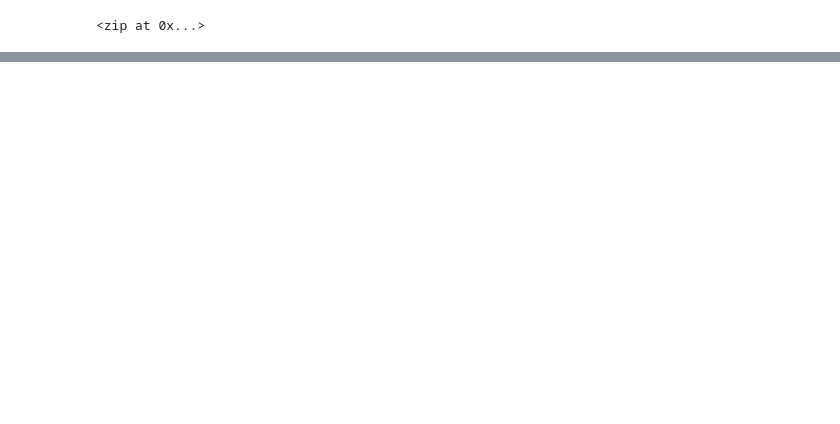
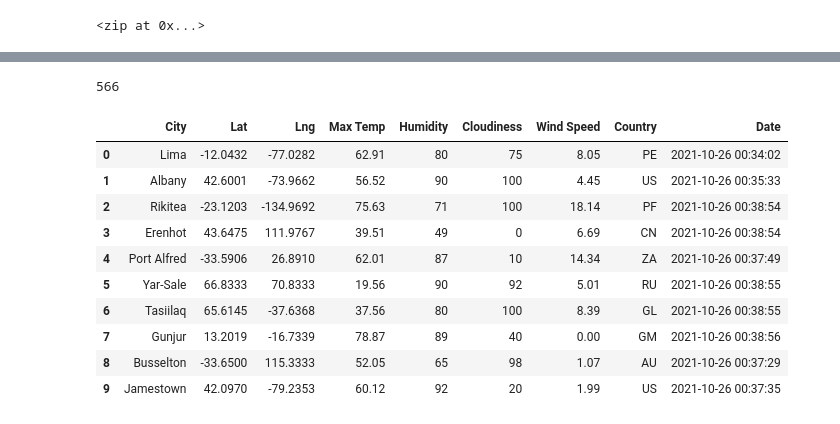
Before and after one commit to dortegas/World_Weather_Analysis, a Jupyter notebook: WeatherPy.ipynb, the cells around one changed output, grey strips where cells are left out. Cells and saved outputs as stored; diff of their text form; code cells hidden in the pictures; blank space fills up the shorter version.

Commit message:
WeatherPy only added

```diff
--- a/WeatherPy.ipynb
+++ b/WeatherPy.ipynb
@@ -31,0 +40,3 @@ len(cities)
+# %%
+# Starting URL for Weather Map API Call.
+url = "http://api.openweathermap.org/data/2.5/weather?units=Imperial&APPID=" + weather_api_key
@@ -31,0 +121,20 @@ len(cities)
+# %%
+len(city_data)
+# %% [output]
+566
+# %%
+# Convert the array of dictionaries to a Pandas DataFrame.
+city_data_df = pd.DataFrame(city_data)
+city_data_df.head(10)
+# %% [output]
+|  | City | Lat | Lng | Max Temp | Humidity | Cloudiness | Wind Speed | Country | Date |
+| 0 | Lima | -12.0432 | -77.0282 | 62.91 | 80 | 75 | 8.05 | PE | 2021-10-26 00:34:02 |
+| 1 | Albany | 42.6001 | -73.9662 | 56.52 | 90 | 100 | 4.45 | US | 2021-10-26 00:35:33 |
+| 2 | Rikitea | -23.1203 | -134.9692 | 75.63 | 71 | 100 | 18.14 | PF | 2021-10-26 00:38:54 |
+| 3 | Erenhot | 43.6475 | 111.9767 | 39.51 | 49 | 0 | 6.69 | CN | 2021-10-26 00:38:54 |
+| 4 | Port Alfred | -33.5906 | 26.8910 | 62.01 | 87 | 10 | 14.34 | ZA | 2021-10-26 00:37:49 |
+| 5 | Yar-Sale | 66.8333 | 70.8333 | 19.56 | 90 | 92 | 5.01 | RU | 2021-10-26 00:38:55 |
+| 6 | Tasiilaq | 65.6145 | -37.6368 | 37.56 | 80 | 100 | 8.39 | GL | 2021-10-26 00:38:55 |
+| 7 | Gunjur | 13.2019 | -16.7339 | 78.87 | 89 | 40 | 0.00 | GM | 2021-10-26 00:38:56 |
+| 8 | Busselton | -33.6500 | 115.3333 | 52.05 | 65 | 98 | 1.07 | AU | 2021-10-26 00:37:29 |
+| 9 | Jamestown | 42.0970 | -79.2353 | 60.12 | 92 | 20 | 1.99 | US | 2021-10-26 00:37:35 |
```
Also changed, not shown: parts of 6 cells of this notebook, 3 other files.
